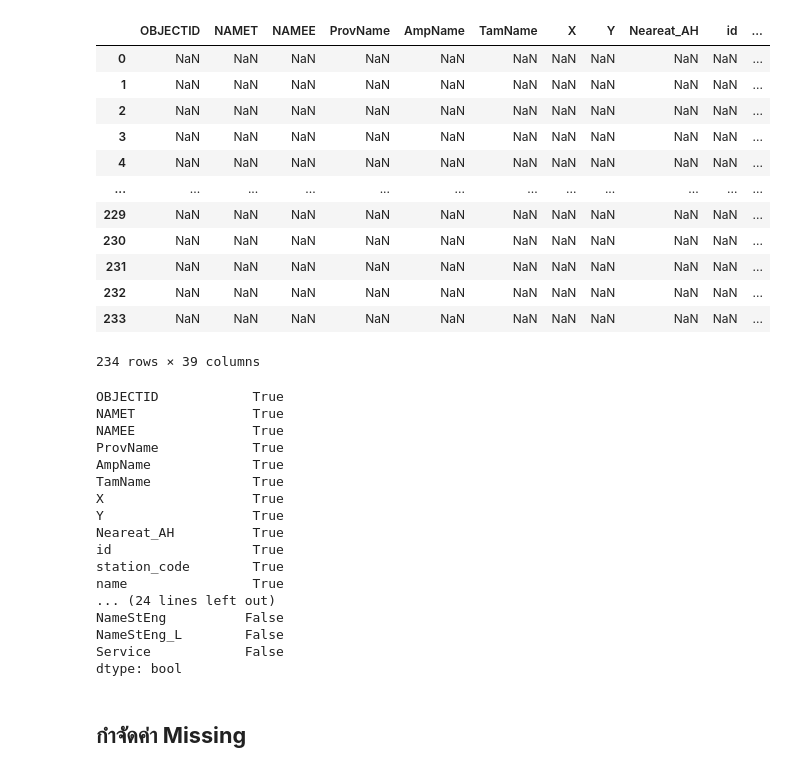
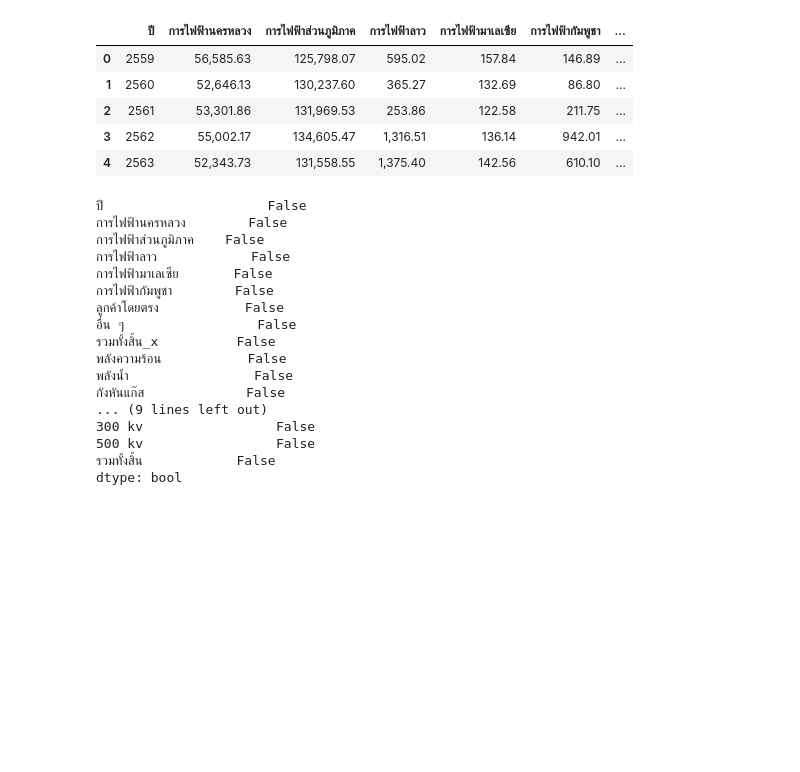
Before and after one commit to Jaomiew/DWDM21, a Jupyter notebook: Project.ipynb, the cells around one changed output. Drawn from its saved outputs; the diff is of its cells as text; code cells hidden in the pictures; blank space fills up the shorter version.

```diff
--- a/Project.ipynb
+++ b/Project.ipynb
@@ -13,4 +18,4 @@ path = '/content/drive/My Drive/DWDM_Project' #กำหนด path ของโ
 # %%
-data_st = pd.read_csv(os.path.join(path,'data_station.csv')) #กำหนดตัวแปร data_st เป็นข้อมูลของสถานีรถไฟแต่ละสถานี
-data_st #เรียกดูตารางของสถานีรถไฟแต่ละสถานี
+data_sell = pd.read_csv(os.path.join(path,'การจำหน่ายพลังงานไฟฟ้า กฟผ..csv')) #กำหนดตัวแปร data_sell เป็นข้อมูลการจำหน่ายพลังงานไฟฟ้า กฟผ.
+data_sell #เรียกดูตารางการจำหน่ายพลังงานไฟฟ้า กฟผ.
 # %% [output]
@@ -30,4 +33,4 @@ data_st #เรียกดูตารางของสถานีรถไ
 # %%
-data_t = pd.read_csv(os.path.join(path,'data_train.csv')) #กำหนดตัวแปร data_t เป็นข้อมูลของรถไฟ
-data_t #เรียกดูตาราง
+data_production = pd.read_csv(os.path.join(path,'กำลังผลิตในระบบไฟฟ้าแยกตามประเภทโรงไฟฟ้า.csv')) #กำหนดตัวแปร data_production เป็นข้อมูลกำลังผลิตในระบบไฟฟ้าแยกตามประเภทโรงไฟฟ้า
+data_production #เรียกดูตารางกำลังผลิตในระบบไฟฟ้าแยกตามประเภทโรงไฟฟ้า
 # %% [output]
@@ -47,4 +48,4 @@ data_t #เรียกดูตาราง
 # %%
-data_rst = pd.read_csv(os.path.join(path,'railstation.csv')) #กำหนดตัวแปร data_rst ให้เป็นรางรถไฟ
-data_rst #เรียกดูตารางของรางรถไฟ
+data_length = pd.read_csv(os.path.join(path,'ความยาวสายส่งไฟฟ้า กฟผ..csv')) #กำหนดตัวแปร data_length ให้เป็นความยาวสายส่งไฟฟ้า กฟผ.
+data_length #เรียกดูตารางความยาวสายส่งไฟฟ้า กฟผ.
 # %% [output]
@@ -64,4 +61,4 @@ data_rst #เรียกดูตารางของรางรถไฟ
 # %%
-merged_data_rst_data_st = data_rst.merge(data_st,how='left',left_on='NAMET',right_on='name') #ทำการเชื่อมตาราง 2 ตาราง คือ 1.ข้อมูลของรางรถไฟ 2.ข้อมูลของสถานีรถไฟแต่ละสถานี
-merged_data_rst_data_st #เรียกตารางที่เชื่อมกัน 2 ตารางข้างต้น
+merged_data_sell_data_production = pd.merge(data_sell,data_production,on='ปี') #ทำการเชื่อมตาราง 2 ตาราง คือ 1.ข้อมูลการจำหน่ายพลังงานไฟฟ้า 2.ข้อมูลของกำลังผลิตในระบบไฟฟ้า
+merged_data_sell_data_production #เรียกตารางที่เชื่อมกัน 2 ตารางข้างต้น
 # %% [output]
@@ -81,39 +74,30 @@ merged_data_rst_data_st #เรียกตารางที่เชื่อ
 # %%
-merged_3_tables =merged_data_rst_data_st.merge(data_t,how='right',left_on='station_code',right_on='StStart') #ทำเชื่อมตารางระหว่าง 1.ตารางของรางรถไฟและตารางสถานีรถไฟแต่ละสถานี 2.ตารางรถไฟ
+merged_3_tables = pd.merge(merged_data_sell_data_production,data_length,on='ปี') #ทำเชื่อมตารางระหว่าง 1.ตารางการจำหน่ายพลังงานไฟฟ้าและกำลังผลิตในระบบไฟฟ้า 2.ตารางความยาวสายส่งไฟฟ้า
 merged_3_tables #เรียกดูตารางที่เชื่อมกันทั้ง 3 ตาราง
 # %% [output]
-|  | OBJECTID | NAMET | NAMEE | ProvName | AmpName | TamName | X | Y | Neareat_AH | id | ... |
-| 0 | NaN | NaN | NaN | NaN | NaN | NaN | NaN | NaN | NaN | NaN | ... |
-| 1 | NaN | NaN | NaN | NaN | NaN | NaN | NaN | NaN | NaN | NaN | ... |
-| 2 | NaN | NaN | NaN | NaN | NaN | NaN | NaN | NaN | NaN | NaN | ... |
-| 3 | NaN | NaN | NaN | NaN | NaN | NaN | NaN | NaN | NaN | NaN | ... |
-| 4 | NaN | NaN | NaN | NaN | NaN | NaN | NaN | NaN | NaN | NaN | ... |
-| ... | ... | ... | ... | ... | ... | ... | ... | ... | ... | ... | ... |
-| 229 | NaN | NaN | NaN | NaN | NaN | NaN | NaN | NaN | NaN | NaN | ... |
-| 230 | NaN | NaN | NaN | NaN | NaN | NaN | NaN | NaN | NaN | NaN | ... |
-| 231 | NaN | NaN | NaN | NaN | NaN | NaN | NaN | NaN | NaN | NaN | ... |
-| 232 | NaN | NaN | NaN | NaN | NaN | NaN | NaN | NaN | NaN | NaN | ... |
-| 233 | NaN | NaN | NaN | NaN | NaN | NaN | NaN | NaN | NaN | NaN | ... |
+|  | ปี | การไฟฟ้านครหลวง | การไฟฟ้าส่วนภูมิภาค | การไฟฟ้าลาว | การไฟฟ้ามาเลเซีย | การไฟฟ้ากัมพูชา | ... |
+| 0 | 2559 | 56,585.63 | 125,798.07 | 595.02 | 157.84 | 146.89 | ... |
+| 1 | 2560 | 52,646.13 | 130,237.60 | 365.27 | 132.69 | 86.80 | ... |
+| 2 | 2561 | 53,301.86 | 131,969.53 | 253.86 | 122.58 | 211.75 | ... |
+| 3 | 2562 | 55,002.17 | 134,605.47 | 1,316.51 | 136.14 | 942.01 | ... |
+| 4 | 2563 | 52,343.73 | 131,558.55 | 1,375.40 | 142.56 | 610.10 | ... |
-234 rows × 39 columns
 # %%
 merged_3_tables.isnull().any() #เช็คดู missing ของตารางที่เชื่อมกันทั้ง 3 ตาราง
 # %% [output]
-OBJECTID            True
-NAMET               True
-NAMEE               True
-ProvName            True
-AmpName             True
-TamName             True
-X                   True
-Y                   True
-Neareat_AH          True
-id                  True
-station_code        True
-name                True
-... (24 lines left out)
-NameStEng          False
-NameStEng_L        False
-Service            False
+ปี                     False
+การไฟฟ้านครหลวง        False
+การไฟฟ้าส่วนภูมิภาค    False
+การไฟฟ้าลาว            False
+การไฟฟ้ามาเลเซีย       False
+การไฟฟ้ากัมพูชา        False
+ลูกค้าโดยตรง           False
+อื่น ๆ                 False
+รวมทั้งสิ้น_x          False
+พลังความร้อน           False
+พลังน้ำ                False
+กังหันแก๊ส             False
+... (9 lines left out)
+300 kv                 False
+500 kv                 False
+รวมทั้งสิ้น            False
 dtype: bool
-# %% [markdown]
-## **กำจัดค่า Missing**
```
Also changed, not shown: parts of 24 cells of this notebook.
